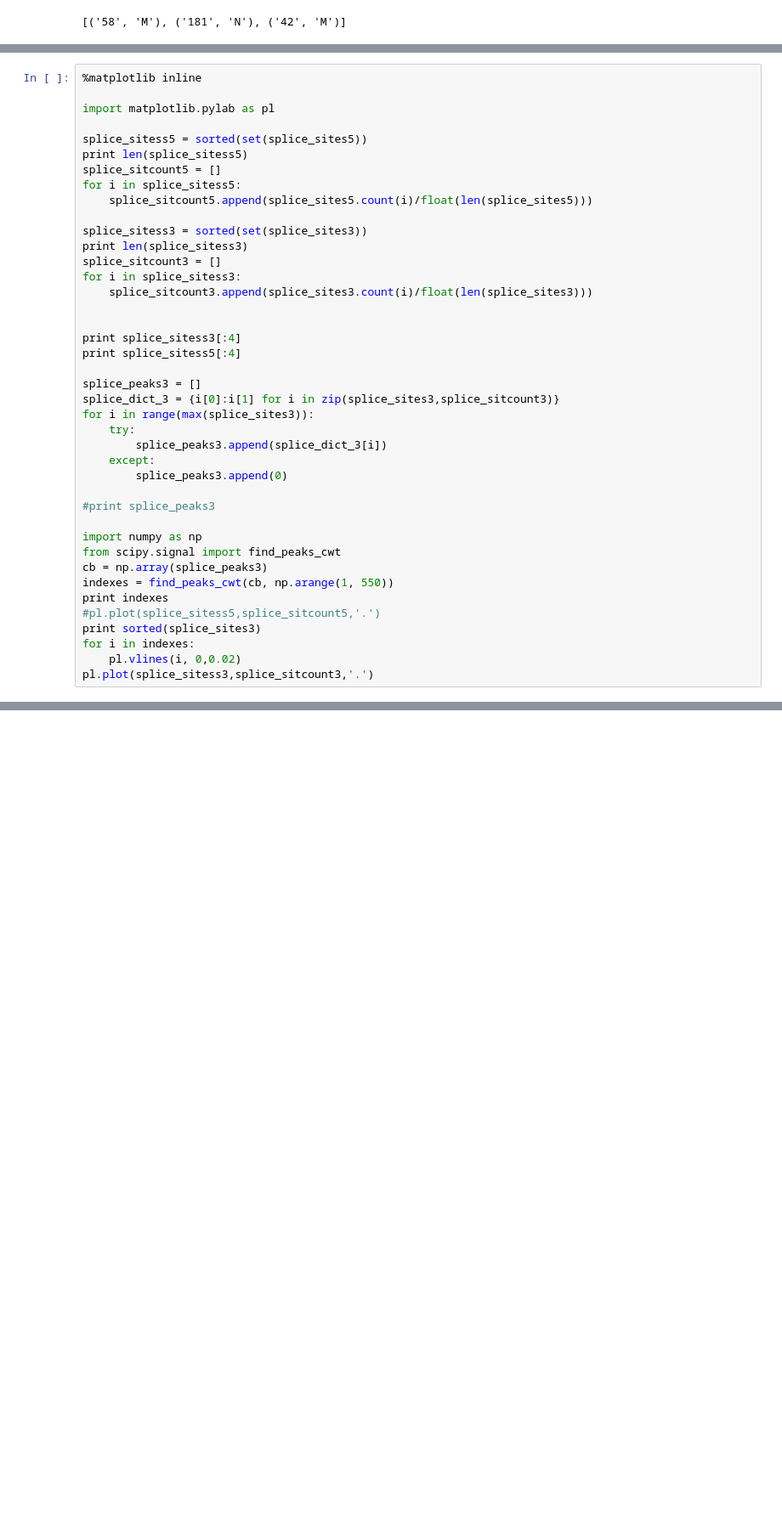
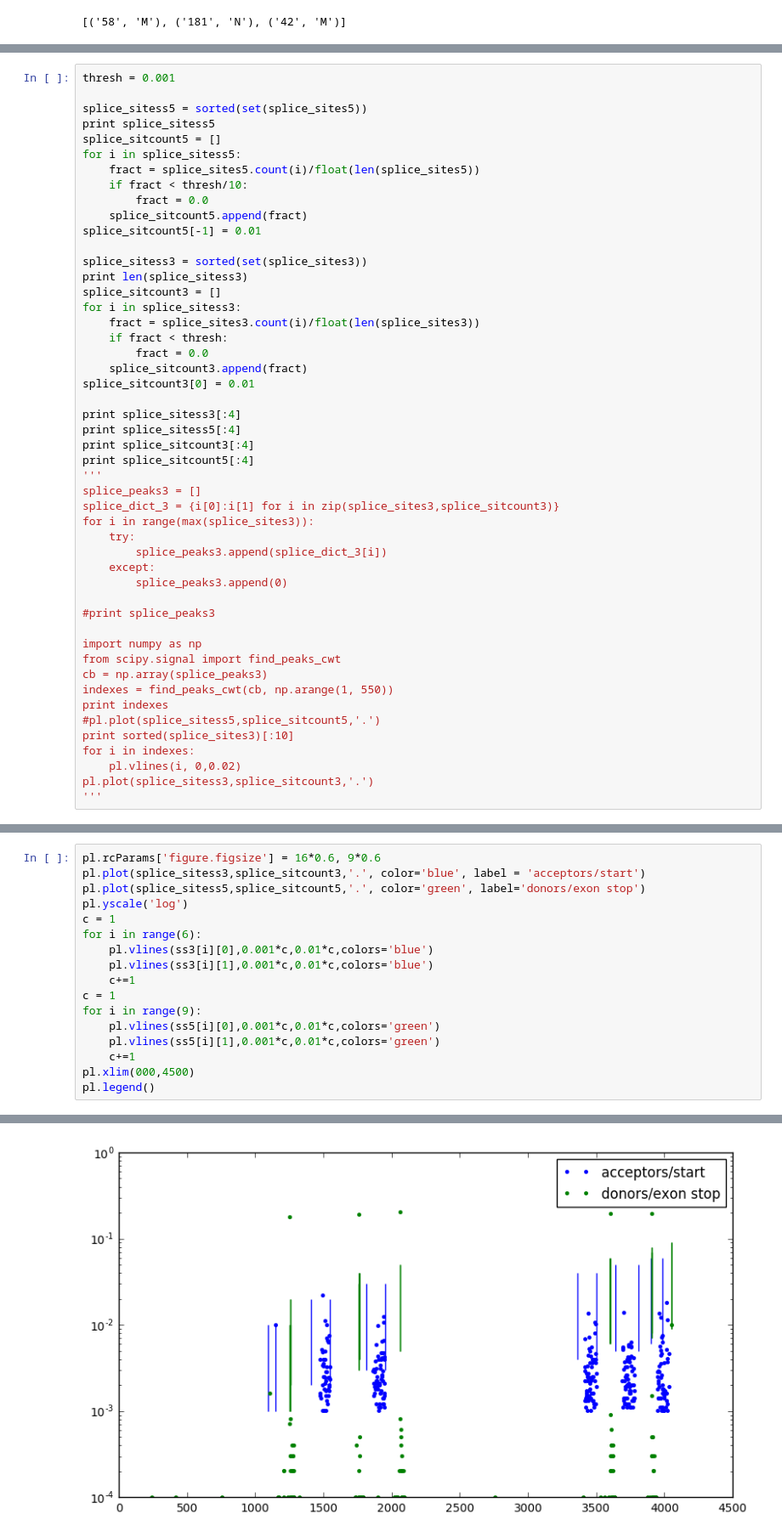
Before and after one commit to dzanek/RNAseq_splicing_project, a Jupyter notebook: FreshStart.ipynb, the cells around one changed output, grey strips where cells are left out. Shown at 85% size. Cells and saved outputs as stored; diff of their text form; blank space fills up the shorter version.

```diff
--- a/FreshStart.ipynb
+++ b/FreshStart.ipynb
@@ -106,24 +109,31 @@ False
 # %%
-%matplotlib inline
-
-import matplotlib.pylab as pl
+thresh = 0.001
 
 splice_sitess5 = sorted(set(splice_sites5))
-print len(splice_sitess5)
+print splice_sitess5
 splice_sitcount5 = []
 for i in splice_sitess5:
-    splice_sitcount5.append(splice_sites5.count(i)/float(len(splice_sites5)))
+    fract = splice_sites5.count(i)/float(len(splice_sites5))
+    if fract < thresh/10:
+        fract = 0.0
+    splice_sitcount5.append(fract)
+splice_sitcount5[-1] = 0.01
 
 splice_sitess3 = sorted(set(splice_sites3))
 print len(splice_sitess3)
 splice_sitcount3 = []
 for i in splice_sitess3:
-    splice_sitcount3.append(splice_sites3.count(i)/float(len(splice_sites3)))
-
+    fract = splice_sites3.count(i)/float(len(splice_sites3))
+    if fract < thresh:
+        fract = 0.0
+    splice_sitcount3.append(fract)
+splice_sitcount3[0] = 0.01
 
 print splice_sitess3[:4]
 print splice_sitess5[:4]
-
+print splice_sitcount3[:4]
+print splice_sitcount5[:4]
+'''
 splice_peaks3 = []
 splice_dict_3 = {i[0]:i[1] for i in zip(splice_sites3,splice_sitcount3)}
 for i in range(max(splice_sites3)):
@@ -140,8 +150,9 @@ cb = np.array(splice_peaks3)
 indexes = find_peaks_cwt(cb, np.arange(1, 550))
 print indexes
 #pl.plot(splice_sitess5,splice_sitcount5,'.')
-print sorted(splice_sites3)
+print sorted(splice_sites3)[:10]
 for i in indexes:
     pl.vlines(i, 0,0.02)
 pl.plot(splice_sitess3,splice_sitcount3,'.')
+'''
 # %% [output]
@@ -175,0 +236,18 @@ splice_sites3
+# %%
+pl.rcParams['figure.figsize'] = 16*0.6, 9*0.6
+pl.plot(splice_sitess3,splice_sitcount3,'.', color='blue', label = 'acceptors/start')
+pl.plot(splice_sitess5,splice_sitcount5,'.', color='green', label='donors/exon stop')
+pl.yscale('log')
+c = 1
+for i in range(6):
+    pl.vlines(ss3[i][0],0.001*c,0.01*c,colors='blue')
+    pl.vlines(ss3[i][1],0.001*c,0.01*c,colors='blue')
+    c+=1
+c = 1
+for i in range(9):
+    pl.vlines(ss5[i][0],0.001*c,0.01*c,colors='green')
+    pl.vlines(ss5[i][1],0.001*c,0.01*c,colors='green')
+    c+=1
+pl.xlim(000,4500)
+pl.legend()
+# %% [output]
@@ -175,0 +255 @@ splice_sites3
+[figure, added]
```
Also changed, not shown: parts of 10 cells of this notebook.
